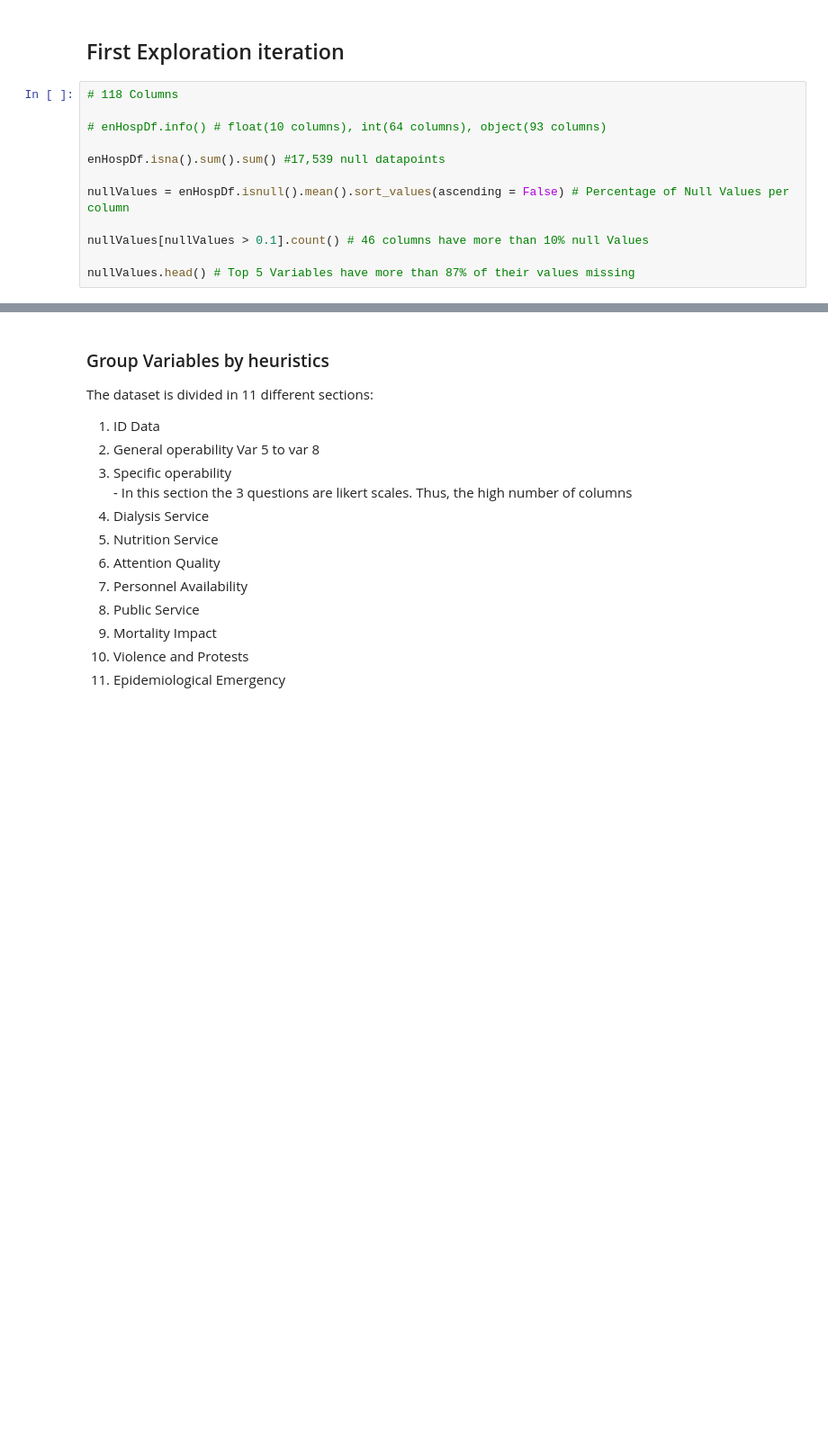
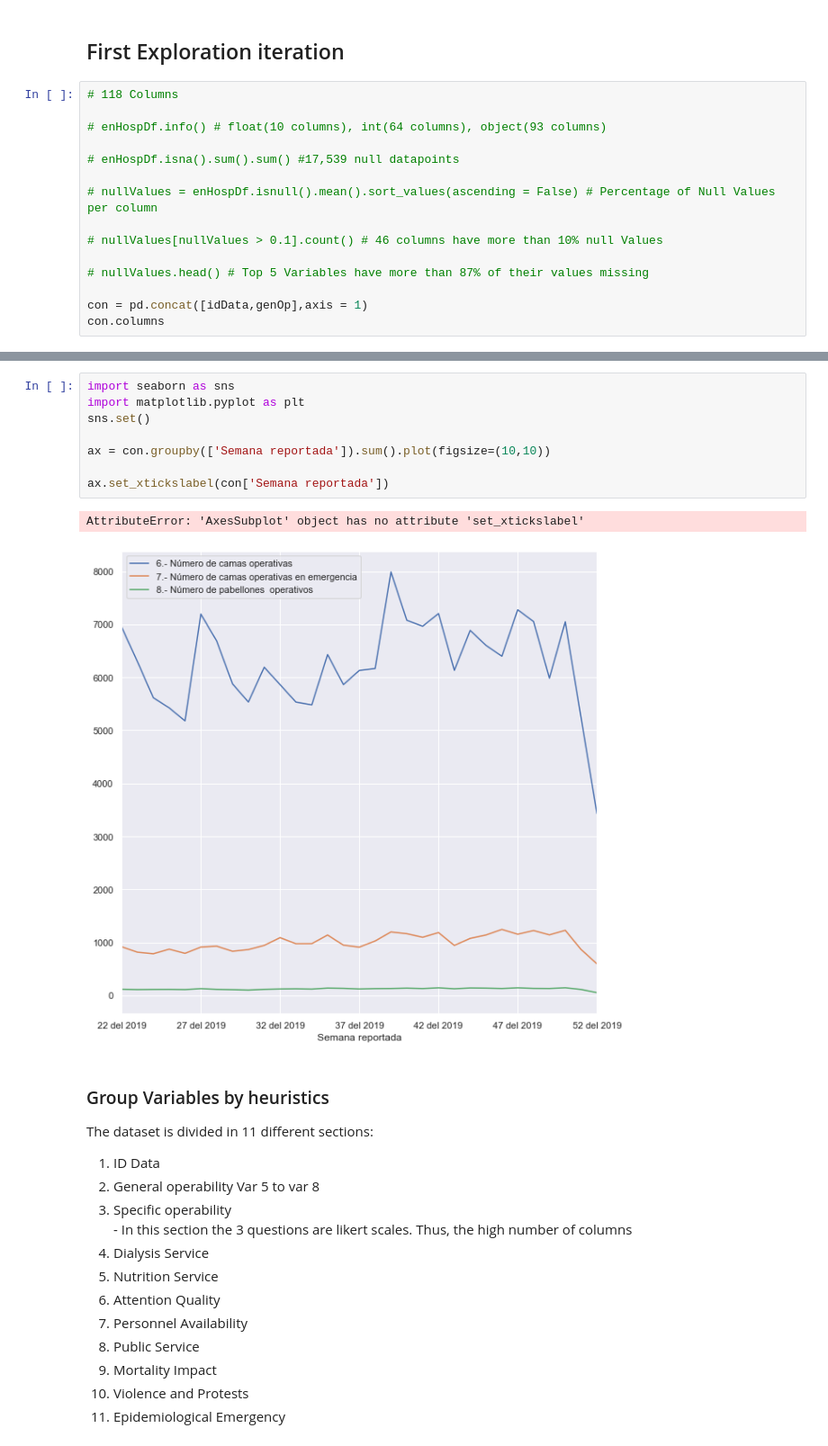
Before and after one commit to dieko95/c4vHackathonFeb2019, a Jupyter notebook: encuestaHospitales/encuestaHospitalesExploration.ipynb, the cells around one changed output, grey strips where cells are left out. Shown at 90% size. Cells and saved outputs as stored; diff of their text form; blank space fills up the shorter version.

```diff
--- a/encuestaHospitales/encuestaHospitalesExploration.ipynb
+++ b/encuestaHospitales/encuestaHospitalesExploration.ipynb
@@ -21,10 +21,13 @@ enHospDf = pd.read_csv('dataset/Encuesta Nacional de Hospitales.csv')
 
 # enHospDf.info() # float(10 columns), int(64 columns), object(93 columns)
 
-enHospDf.isna().sum().sum() #17,539 null datapoints
+# enHospDf.isna().sum().sum() #17,539 null datapoints
 
-nullValues = enHospDf.isnull().mean().sort_values(ascending = False) # Percentage of Null Values per column
+# nullValues = enHospDf.isnull().mean().sort_values(ascending = False) # Percentage of Null Values per column
 
-nullValues[nullValues > 0.1].count() # 46 columns have more than 10% null Values
+# nullValues[nullValues > 0.1].count() # 46 columns have more than 10% null Values
 
-nullValues.head() # Top 5 Variables have more than 87% of their values missing
+# nullValues.head() # Top 5 Variables have more than 87% of their values missing
+
+con = pd.concat([idData,genOp],axis = 1)
+con.columns
@@ -31,3 +42,14 @@ nullValues.head() # Top 5 Variables have more than 87% of their values missing
+# %%
+import seaborn as sns
+import matplotlib.pyplot as plt
+sns.set()
+
+ax = con.groupby(['Semana reportada']).sum().plot(figsize=(10,10))
+
+ax.set_xtickslabel(con['Semana reportada'])
+# %% [output]
+AttributeError: 'AxesSubplot' object has no attribute 'set_xtickslabel'
+[figure, added]
 # %% [markdown]
 ### Group Variables by heuristics
  The dataset is divided in 11 different sections:
```
Also changed, not shown: parts of 17 cells of this notebook.
